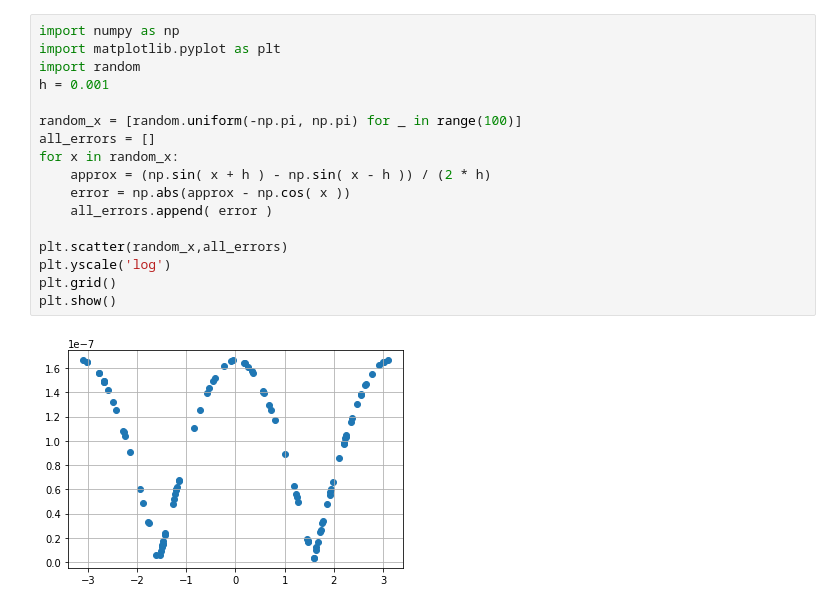
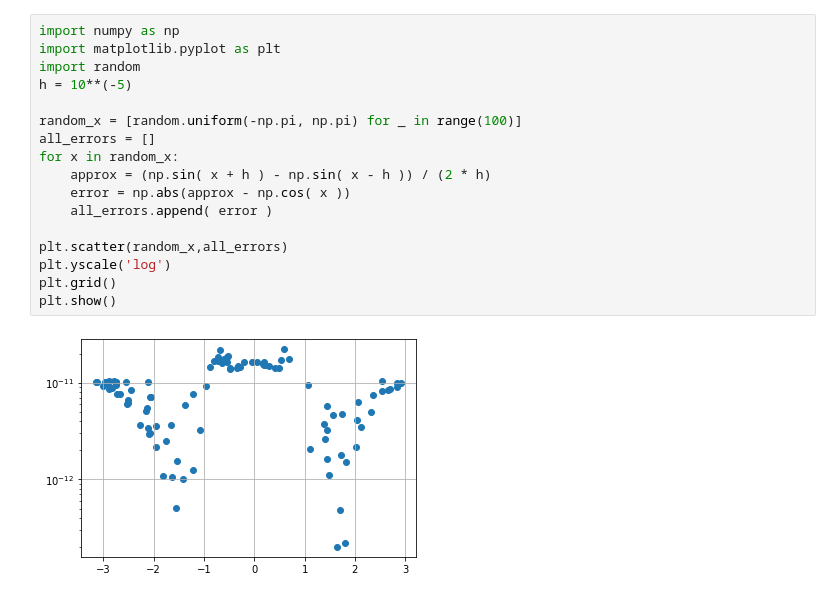
Before and after one commit to erasmussen4/530, a Jupyter notebook: NumericalDerivativesHW.ipynb, the cells around one changed output. Drawn from its saved outputs; the diff is of its cells as text.

```diff
--- a/NumericalDerivativesHW.ipynb
+++ b/NumericalDerivativesHW.ipynb
@@ -1,19 +6,19 @@
 # %%
 import numpy as np
 import matplotlib.pyplot as plt
 import random
-h = 0.001
+h = 10**(-5)
 
 random_x = [random.uniform(-np.pi, np.pi) for _ in range(100)]
 all_errors = []
 for x in random_x:
     approx = (np.sin( x + h ) - np.sin( x - h )) / (2 * h)
     error = np.abs(approx - np.cos( x ))
     all_errors.append( error )
 
 plt.scatter(random_x,all_errors)
 plt.yscale('log')
 plt.grid()
 plt.show()
 # %% [output]
-[figure, old version]
+[figure, new version]
```
Also changed, not shown: parts of 12 cells of this notebook.
